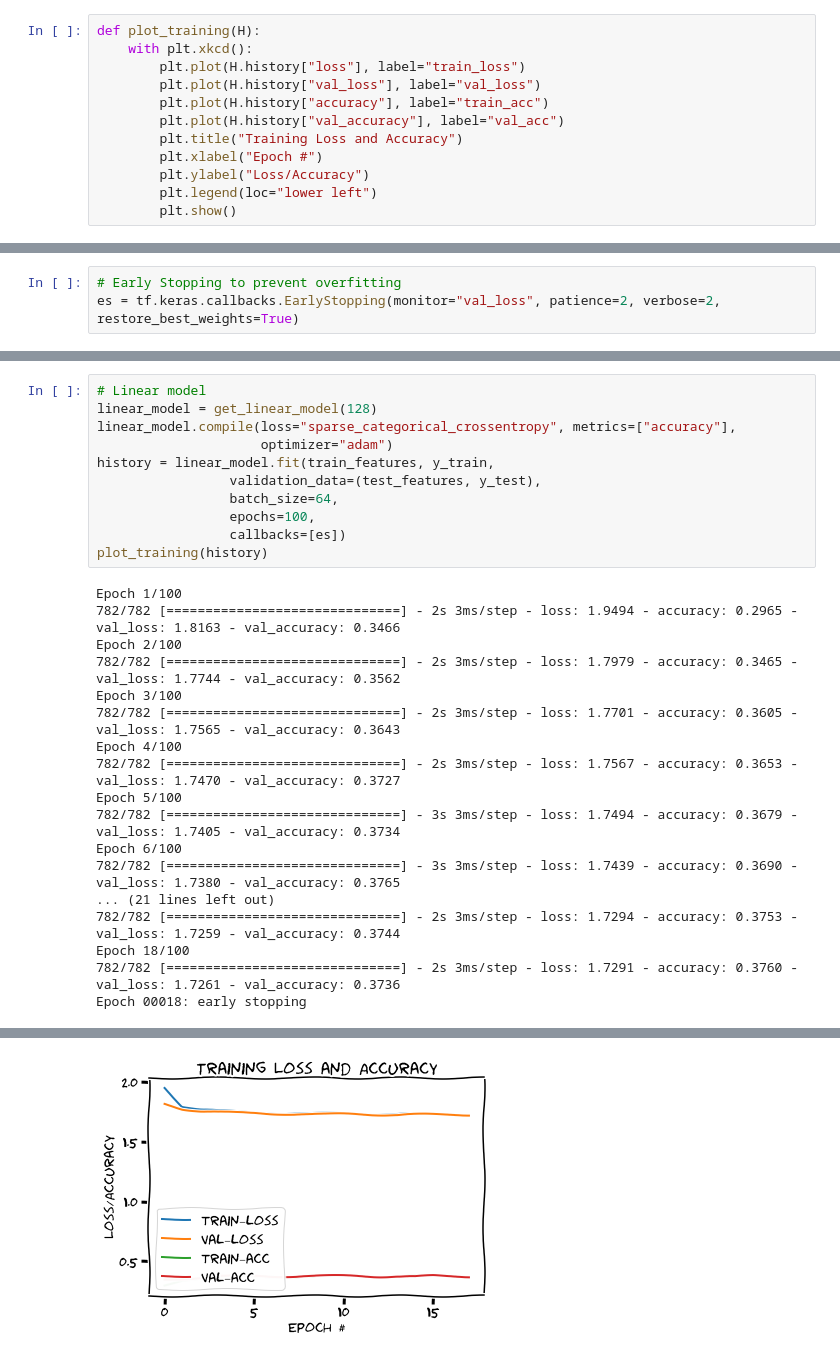
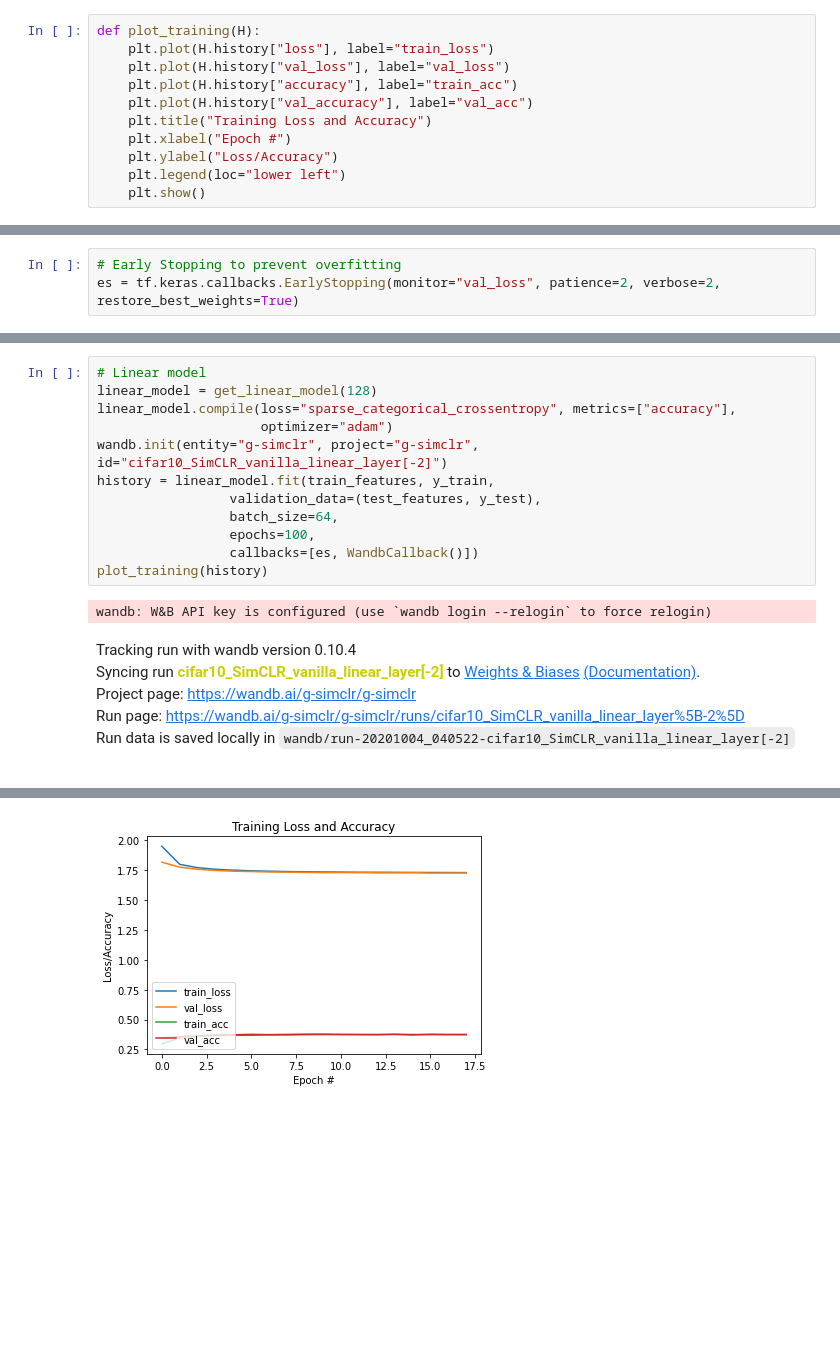
Before and after one commit to ariG23498/G-SimCLR, a Jupyter notebook: CIFAR10/Vanilla_SimCLR/Linear_Evaluation.ipynb, the cells around one changed output, grey strips where cells are left out. Saved outputs shown, nothing was run; the diff lists cells and outputs as text; blank space fills up the shorter version.

Commit message:
wandb added and xkcd removed

```diff
--- a/CIFAR10/Vanilla_SimCLR/Linear_Evaluation.ipynb
+++ b/CIFAR10/Vanilla_SimCLR/Linear_Evaluation.ipynb
@@ -131,16 +165,15 @@ Non-trainable params: 6,944
 _________________________________________________________________
 # %%
 def plot_training(H):
-	with plt.xkcd():
-		plt.plot(H.history["loss"], label="train_loss")
-		plt.plot(H.history["val_loss"], label="val_loss")
-		plt.plot(H.history["accuracy"], label="train_acc")
-		plt.plot(H.history["val_accuracy"], label="val_acc")
-		plt.title("Training Loss and Accuracy")
-		plt.xlabel("Epoch #")
-		plt.ylabel("Loss/Accuracy")
-		plt.legend(loc="lower left")
-		plt.show()
+	plt.plot(H.history["loss"], label="train_loss")
+	plt.plot(H.history["val_loss"], label="val_loss")
+	plt.plot(H.history["accuracy"], label="train_acc")
+	plt.plot(H.history["val_accuracy"], label="val_acc")
+	plt.title("Training Loss and Accuracy")
+	plt.xlabel("Epoch #")
+	plt.ylabel("Loss/Accuracy")
+	plt.legend(loc="lower left")
+	plt.show()
 # %%
 def get_linear_model(features):
     model = Sequential([
@@ -191,27 +224,17 @@ None
 linear_model = get_linear_model(128)
 linear_model.compile(loss="sparse_categorical_crossentropy", metrics=["accuracy"],
                      optimizer="adam")
+wandb.init(entity="g-simclr", project="g-simclr", id="cifar10_SimCLR_vanilla_linear_layer[-2]")
 history = linear_model.fit(train_features, y_train,
                  validation_data=(test_features, y_test),
                  batch_size=64,
                  epochs=100,
-                 callbacks=[es])
+                 callbacks=[es, WandbCallback()])
 plot_training(history)
 # %% [output]
-Epoch 1/100
-782/782 [==============================] - 2s 3ms/step - loss: 1.9494 - accuracy: 0.2965 - val_loss: 1.8163 - val_accuracy: 0.3466
-Epoch 2/100
-782/782 [==============================] - 2s 3ms/step - loss: 1.7979 - accuracy: 0.3465 - val_loss: 1.7744 - val_accuracy: 0.3562
-Epoch 3/100
-782/782 [==============================] - 2s 3ms/step - loss: 1.7701 - accuracy: 0.3605 - val_loss: 1.7565 - val_accuracy: 0.3643
-Epoch 4/100
-782/782 [==============================] - 2s 3ms/step - loss: 1.7567 - accuracy: 0.3653 - val_loss: 1.7470 - val_accuracy: 0.3727
-Epoch 5/100
-782/782 [==============================] - 3s 3ms/step - loss: 1.7494 - accuracy: 0.3679 - val_loss: 1.7405 - val_accuracy: 0.3734
-Epoch 6/100
-782/782 [==============================] - 3s 3ms/step - loss: 1.7439 - accuracy: 0.3690 - val_loss: 1.7380 - val_accuracy: 0.3765
-... (21 lines left out)
-782/782 [==============================] - 2s 3ms/step - loss: 1.7294 - accuracy: 0.3753 - val_loss: 1.7259 - val_accuracy: 0.3744
-Epoch 18/100
-782/782 [==============================] - 2s 3ms/step - loss: 1.7291 - accuracy: 0.3760 - val_loss: 1.7261 - val_accuracy: 0.3736
-Epoch 00018: early stopping
+wandb: W&B API key is configured (use `wandb login --relogin` to force relogin)
+Tracking run with wandb version 0.10.4
+Syncing run cifar10_SimCLR_vanilla_linear_layer[-2] to Weights & Biases (Documentation).
+Project page: https://wandb.ai/g-simclr/g-simclr
+Run page: https://wandb.ai/g-simclr/g-simclr/runs/cifar10_SimCLR_vanilla_linear_layer%5B-2%5D
+Run data is saved locally in wandb/run-20201004_040522-cifar10_SimCLR_vanilla_linear_layer[-2]
@@ -218,4 +258,4 @@ Epoch 00018: early stopping
-[figure, old version]
+[figure, new version]
 # %%
 # Encoder model with lesser non-linearity
 projection = Model(resnet_simclr.input, resnet_simclr.layers[-4].output)
```
Also changed, not shown: parts of 16 cells of this notebook.
